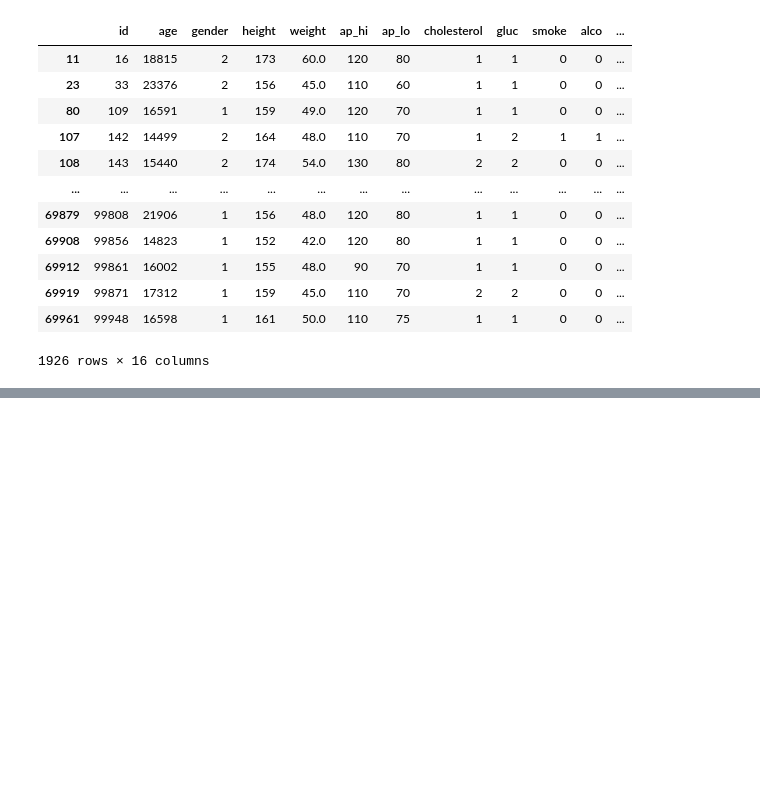
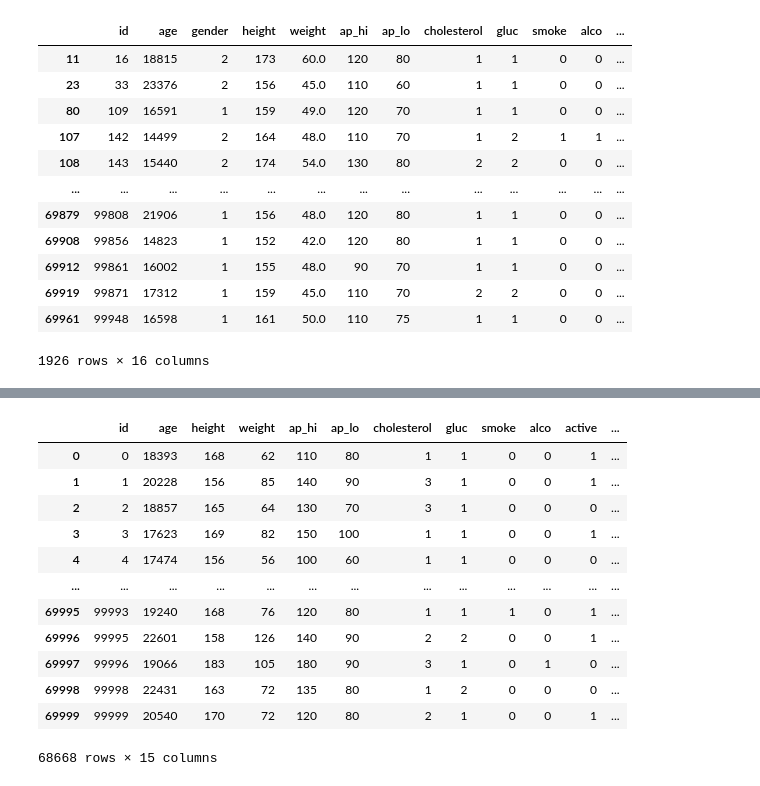
Before and after one commit to Umite93/UE_ML_AI24, a Jupyter notebook: Labb_ML/Disease_Prediction.ipynb, the cells around one changed output, grey strips where cells are left out. Cells and saved outputs as stored; diff of their text form; code cells hidden in the pictures; blank space fills up the shorter version.

```diff
--- a/Labb_ML/Disease_Prediction.ipynb
+++ b/Labb_ML/Disease_Prediction.ipynb
@@ -106,0 +186,22 @@ df[df["bmi"]<= 20]
+# %%
+first_df = df.drop(["ap_hi", "ap_lo", "height", "weight", "bmi"], axis=1)
+first_df = pd.get_dummies(first_df, columns=["bmi_categories", "blood pressure stages", "sex"], prefix= "Col").astype(int)
+first_df
+
+second_df = df.drop(["bmi_categories", "blood pressure stages", "sex"], axis=1)
+second_df = pd.get_dummies(second_df, columns= ["gender"], prefix="Col").astype(int)
+second_df
+# %% [output]
+|  | id | age | height | weight | ap_hi | ap_lo | cholesterol | gluc | smoke | alco | active | ... |
+| 0 | 0 | 18393 | 168 | 62 | 110 | 80 | 1 | 1 | 0 | 0 | 1 | ... |
+| 1 | 1 | 20228 | 156 | 85 | 140 | 90 | 3 | 1 | 0 | 0 | 1 | ... |
+| 2 | 2 | 18857 | 165 | 64 | 130 | 70 | 3 | 1 | 0 | 0 | 0 | ... |
+| 3 | 3 | 17623 | 169 | 82 | 150 | 100 | 1 | 1 | 0 | 0 | 1 | ... |
+| 4 | 4 | 17474 | 156 | 56 | 100 | 60 | 1 | 1 | 0 | 0 | 0 | ... |
+| ... | ... | ... | ... | ... | ... | ... | ... | ... | ... | ... | ... | ... |
+| 69995 | 99993 | 19240 | 168 | 76 | 120 | 80 | 1 | 1 | 1 | 0 | 1 | ... |
+| 69996 | 99995 | 22601 | 158 | 126 | 140 | 90 | 2 | 2 | 0 | 0 | 1 | ... |
+| 69997 | 99996 | 19066 | 183 | 105 | 180 | 90 | 3 | 1 | 0 | 1 | 0 | ... |
+| 69998 | 99998 | 22431 | 163 | 72 | 135 | 80 | 1 | 2 | 0 | 0 | 0 | ... |
+| 69999 | 99999 | 20540 | 170 | 72 | 120 | 80 | 2 | 1 | 0 | 0 | 1 | ... |
+68668 rows × 15 columns
```
Also changed, not shown: parts of 13 cells of this notebook.
